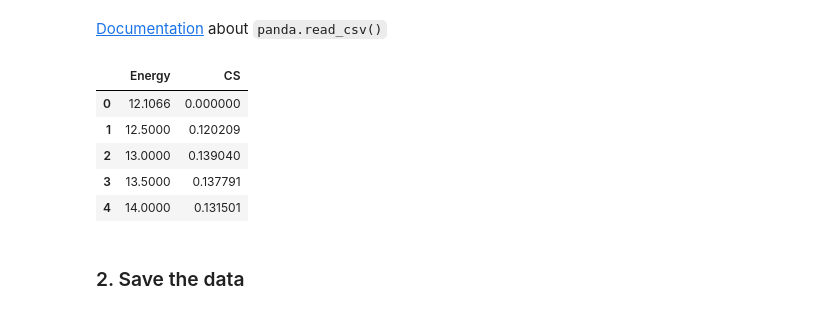
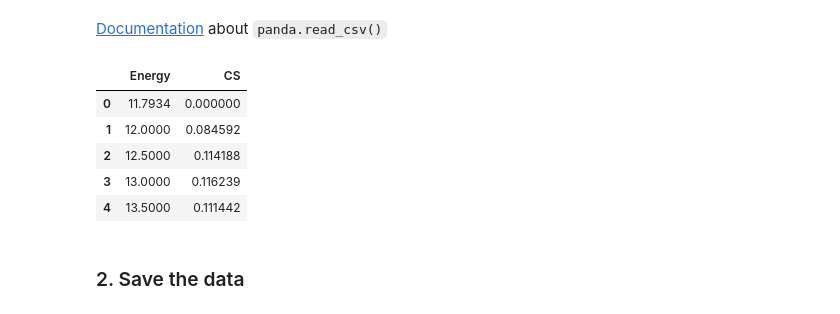
Before and after one commit to ludmilamarian/ICTP_Workshop_2021, a Jupyter notebook: cs_conda.ipynb, the cells around one changed output. Drawn from its saved outputs; the diff is of its cells as text; code cells hidden in the pictures.

```diff
--- a/cs_conda.ipynb
+++ b/cs_conda.ipynb
@@ -38,20 +38,20 @@ import pandas as pd
 # %% [markdown]
 [Documentation](https://pandas.pydata.org/pandas-docs/stable/reference/api/pandas.read_csv.html) about `panda.read_csv()`
 # %%
-df = pd.read_csv(DATA_PATHS[1], comment='#', sep='\s+', header=None, names=["Energy", "CS"])
+df = pd.read_csv(DATA_PATHS[0], comment='#', sep='\s+', header=None, names=["Energy", "CS"])
 
 df.head() #first 5 rows in the data
 
 #df.Energy # view only the energies
 #df.CS # view only the cross sections
 #df.CS[2] # one data point
 # %% [output]
 |  | Energy | CS |
-| 0 | 12.1066 | 0.000000 |
-| 1 | 12.5000 | 0.120209 |
-| 2 | 13.0000 | 0.139040 |
-| 3 | 13.5000 | 0.137791 |
-| 4 | 14.0000 | 0.131501 |
+| 0 | 11.7934 | 0.000000 |
+| 1 | 12.0000 | 0.084592 |
+| 2 | 12.5000 | 0.114188 |
+| 3 | 13.0000 | 0.116239 |
+| 4 | 13.5000 | 0.111442 |
 # %% [markdown]
 ### 2. Save the data
 # %%
```
Also changed, not shown: parts of 4 cells of this notebook, 1 other file.
